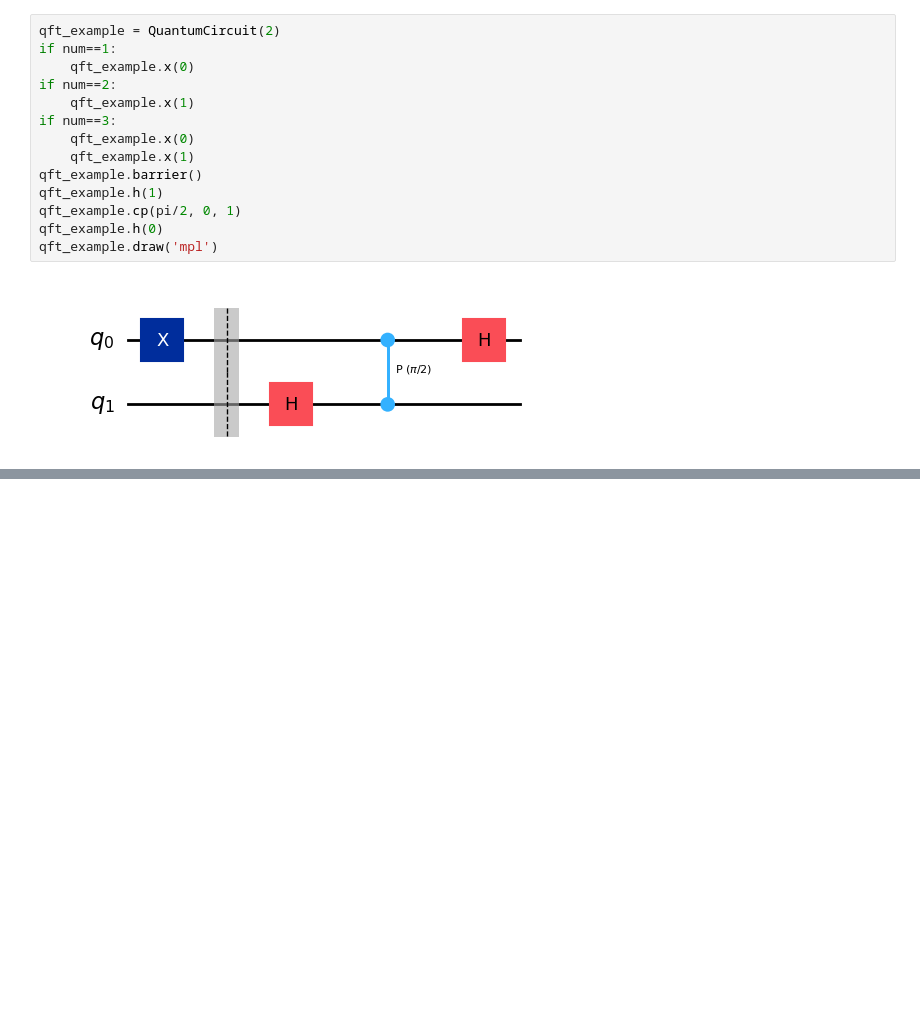
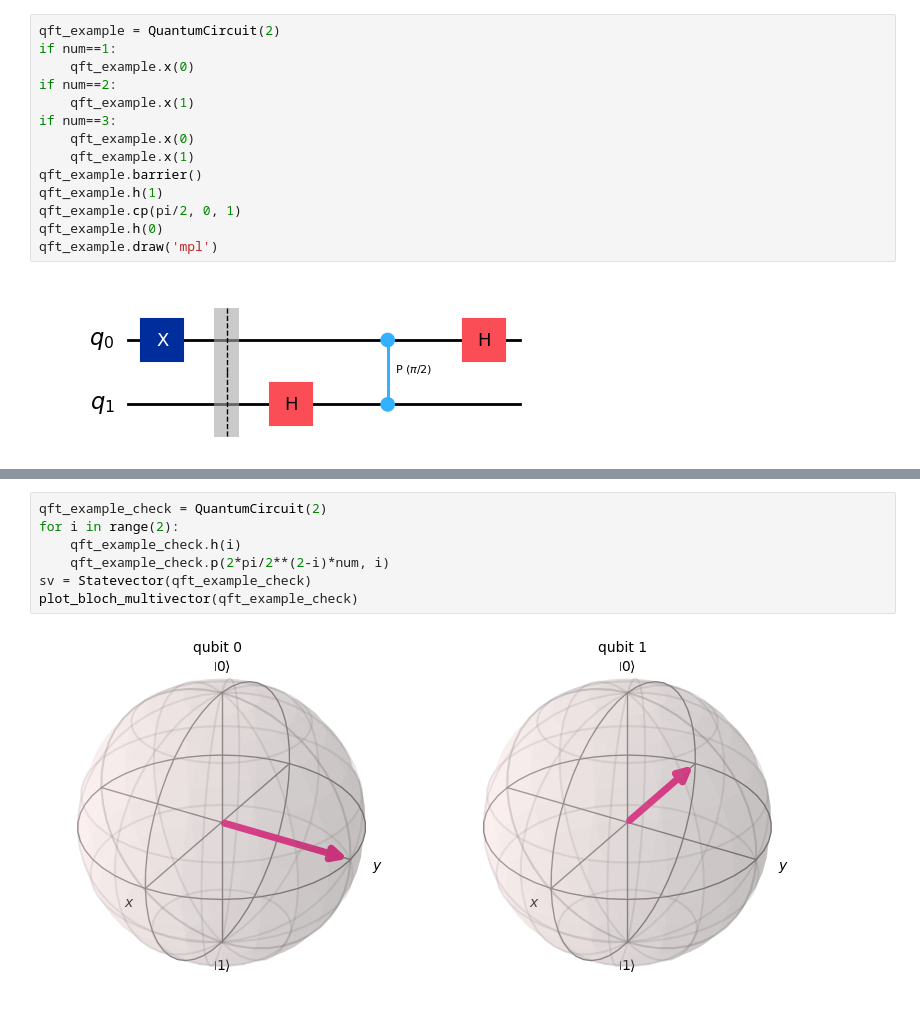
Before and after one commit to Quantum-Linear-Algebra/Intro-to-Quantum-Linear-Algebra, a Jupyter notebook: 4-Quantum_Fourier_Transform.ipynb, the cells around one changed output, grey strips where cells are left out. Cells and saved outputs as stored; diff of their text form; blank space fills up the shorter version.

```diff
--- a/4-Quantum_Fourier_Transform.ipynb
+++ b/4-Quantum_Fourier_Transform.ipynb
@@ -257,0 +262,9 @@ qft_example.draw('mpl')
+# %%
+qft_example_check = QuantumCircuit(2)
+for i in range(2):
+    qft_example_check.h(i)
+    qft_example_check.p(2*pi/2**(2-i)*num, i)
+sv = Statevector(qft_example_check)
+plot_bloch_multivector(qft_example_check)
+# %% [output]
+[figure, added]
```
Also changed, not shown: parts of 39 cells of this notebook.
